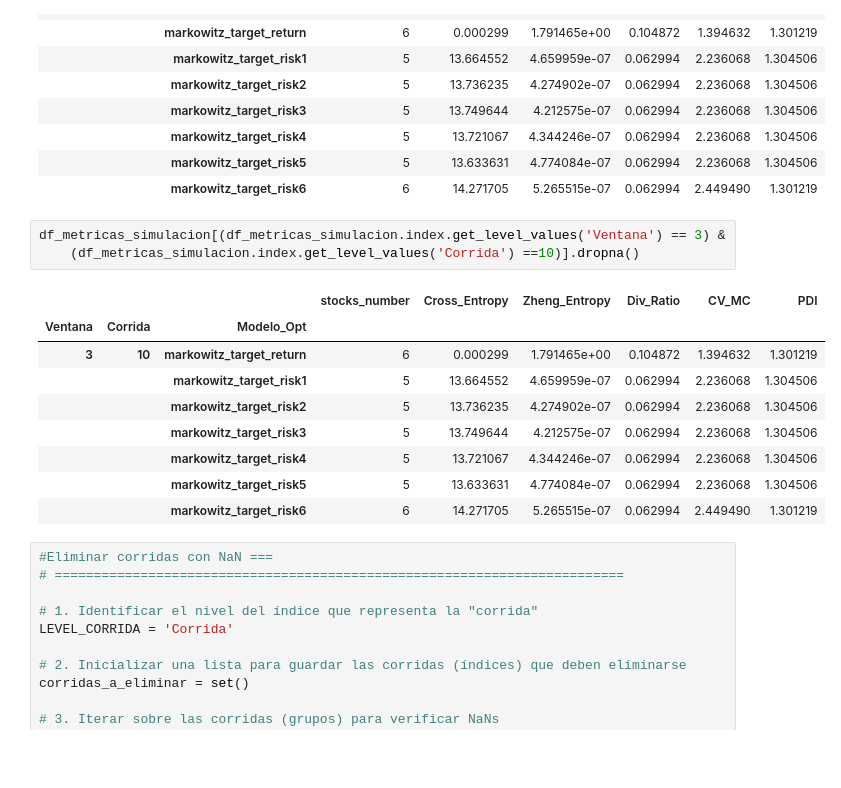
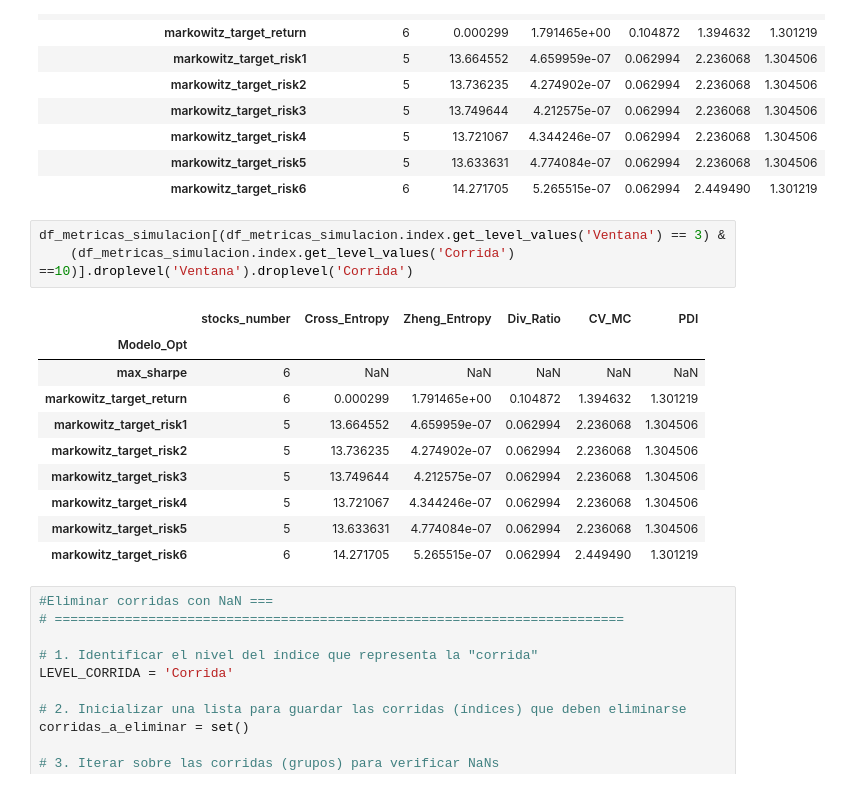
Before and after one commit to nluczywo/indicador, a Jupyter notebook: simu.ipynb, the cells around one changed output. Cells and saved outputs as stored; diff of their text form; blank space fills up the shorter version.

```diff
--- a/simu.ipynb
+++ b/simu.ipynb
@@ -244,17 +243,18 @@ df_metricas_simulacion[(df_metricas_simulacion.index.get_level_values('Ventana')
 |  |  | markowitz_target_risk6 | 6 | 14.271705 | 5.265515e-07 | 0.062994 | 2.449490 | 1.301219 |
 # %%
 df_metricas_simulacion[(df_metricas_simulacion.index.get_level_values('Ventana') == 3) &
-    (df_metricas_simulacion.index.get_level_values('Corrida') ==10)].dropna()
+    (df_metricas_simulacion.index.get_level_values('Corrida') ==10)].droplevel('Ventana').droplevel('Corrida')
 # %% [output]
-|  |  |  | stocks_number | Cross_Entropy | Zheng_Entropy | Div_Ratio | CV_MC | PDI |
-| Ventana | Corrida | Modelo_Opt |  |  |  |  |  |  |
-| 3 | 10 | markowitz_target_return | 6 | 0.000299 | 1.791465e+00 | 0.104872 | 1.394632 | 1.301219 |
-|  |  | markowitz_target_risk1 | 5 | 13.664552 | 4.659959e-07 | 0.062994 | 2.236068 | 1.304506 |
-|  |  | markowitz_target_risk2 | 5 | 13.736235 | 4.274902e-07 | 0.062994 | 2.236068 | 1.304506 |
-|  |  | markowitz_target_risk3 | 5 | 13.749644 | 4.212575e-07 | 0.062994 | 2.236068 | 1.304506 |
-|  |  | markowitz_target_risk4 | 5 | 13.721067 | 4.344246e-07 | 0.062994 | 2.236068 | 1.304506 |
-|  |  | markowitz_target_risk5 | 5 | 13.633631 | 4.774084e-07 | 0.062994 | 2.236068 | 1.304506 |
-|  |  | markowitz_target_risk6 | 6 | 14.271705 | 5.265515e-07 | 0.062994 | 2.449490 | 1.301219 |
+|  | stocks_number | Cross_Entropy | Zheng_Entropy | Div_Ratio | CV_MC | PDI |
+| Modelo_Opt |  |  |  |  |  |  |
+| max_sharpe | 6 | NaN | NaN | NaN | NaN | NaN |
+| markowitz_target_return | 6 | 0.000299 | 1.791465e+00 | 0.104872 | 1.394632 | 1.301219 |
+| markowitz_target_risk1 | 5 | 13.664552 | 4.659959e-07 | 0.062994 | 2.236068 | 1.304506 |
+| markowitz_target_risk2 | 5 | 13.736235 | 4.274902e-07 | 0.062994 | 2.236068 | 1.304506 |
+| markowitz_target_risk3 | 5 | 13.749644 | 4.212575e-07 | 0.062994 | 2.236068 | 1.304506 |
+| markowitz_target_risk4 | 5 | 13.721067 | 4.344246e-07 | 0.062994 | 2.236068 | 1.304506 |
+| markowitz_target_risk5 | 5 | 13.633631 | 4.774084e-07 | 0.062994 | 2.236068 | 1.304506 |
+| markowitz_target_risk6 | 6 | 14.271705 | 5.265515e-07 | 0.062994 | 2.449490 | 1.301219 |
 # %%
 #Eliminar corridas con NaN ===
 # =========================================================================
```
Also changed, not shown: parts of 8 cells of this notebook.
